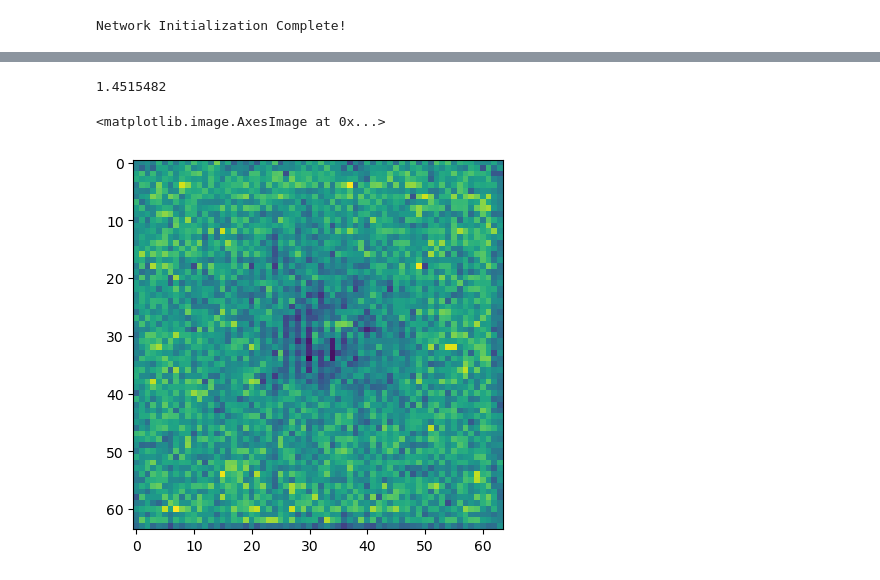
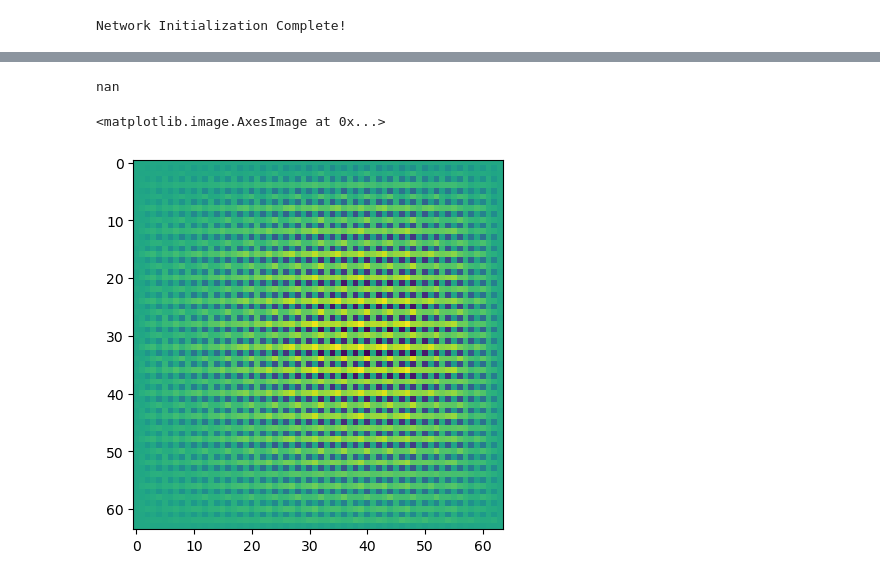
Before and after one commit to astrodatalab/photoz, a Jupyter notebook: code/generative_modeling/conditional_diffusion_aurora.ipynb, the cells around one changed output, grey strips where cells are left out. Saved outputs shown, nothing was run; the diff lists cells and outputs as text; code cells hidden in the pictures.

```diff
--- a/code/generative_modeling/conditional_diffusion_aurora.ipynb
+++ b/code/generative_modeling/conditional_diffusion_aurora.ipynb
@@ -633,14 +633,14 @@ for i in tqdm(range(timesteps - 1)):
     img_list_z.append(np.squeeze(x, 0)[: , : , 3])
     img_list_y.append(np.squeeze(x, 0)[: , : , 4])
 # %%
-np.max(img_list_g[999])
+np.max(img_list_g[199])
 # %% [output]
-1.4515482
+nan
 # %%
-plt.imshow(img_list_y[999])
+plt.imshow(img_list_y[21])
 # %% [output]
 <matplotlib.image.AxesImage at 0x...>
-[figure, old version]
+[figure, new version]
 # %%
 for k in range(0, 5):
     z = k / 2 + 0.1
```
Also changed, not shown: parts of 7 cells of this notebook, 26 other files.
